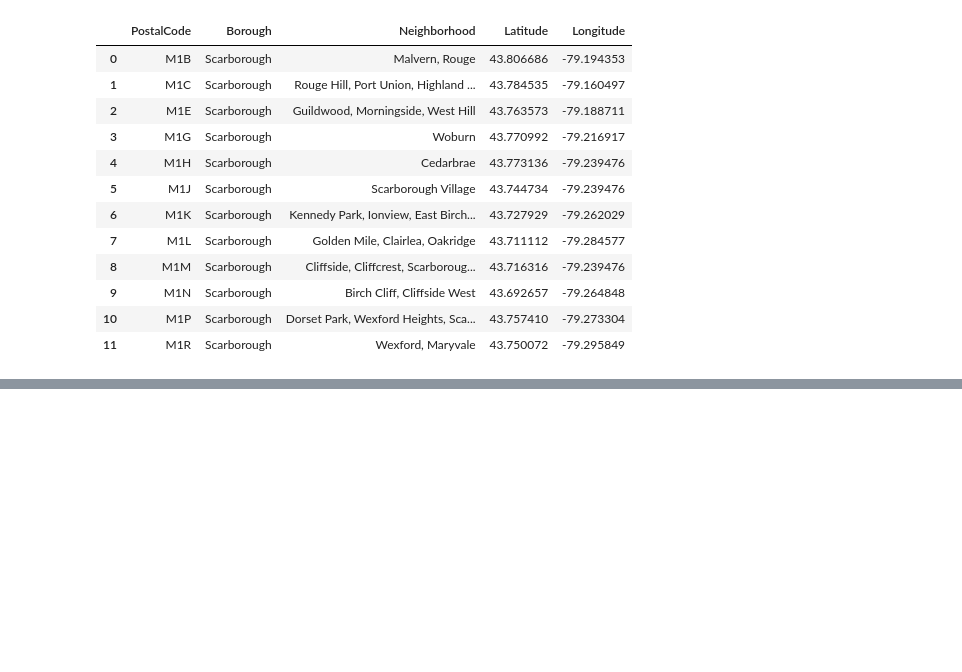
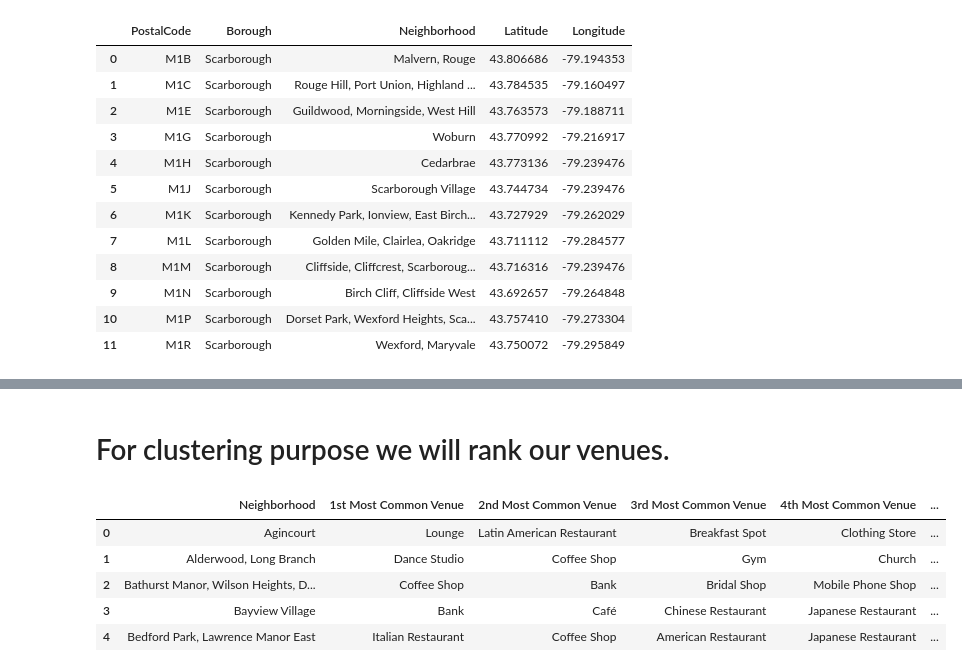
Before and after one commit to ben-kane/Data_Science, a Jupyter notebook: Coursera_Capstone_Project_Week3_Segmenting and Clu.ipynb, the cells around one changed output, grey strips where cells are left out. Cells and saved outputs as stored; diff of their text form; code cells hidden in the pictures; blank space fills up the shorter version.

```diff
--- a/Coursera_Capstone_Project_Week3_Segmenting and Clu.ipynb
+++ b/Coursera_Capstone_Project_Week3_Segmenting and Clu.ipynb
@@ -200,0 +386,30 @@ df_t.head(12)
+# %% [markdown]
+# For clustering purpose we will rank our venues.
+# %%
+num_top_venues = 10
+
+indicators = ['st', 'nd', 'rd']
+
+# create columns according to number of top venues
+columns = ['Neighborhood']
+for ind in np.arange(num_top_venues):
+    try:
+        columns.append('{}{} Most Common Venue'.format(ind+1, indicators[ind]))
+    except:
+        columns.append('{}th Most Common Venue'.format(ind+1))
+
+# create a new dataframe
+neighborhoods_venues_sorted = pd.DataFrame(columns=columns)
+neighborhoods_venues_sorted['Neighborhood'] = N_group['Neighborhood']
+
+for ind in np.arange(N_group.shape[0]):
+    neighborhoods_venues_sorted.iloc[ind, 1:] = return_most_common_venues(N_group.iloc[ind, :], num_top_venues)
+
+neighborhoods_venues_sorted.head()
+# %% [output]
+|  | Neighborhood | 1st Most Common Venue | 2nd Most Common Venue | 3rd Most Common Venue | 4th Most Common Venue | ... |
+| 0 | Agincourt | Lounge | Latin American Restaurant | Breakfast Spot | Clothing Store | ... |
+| 1 | Alderwood, Long Branch | Dance Studio | Coffee Shop | Gym | Church | ... |
+| 2 | Bathurst Manor, Wilson Heights, D... | Coffee Shop | Bank | Bridal Shop | Mobile Phone Shop | ... |
+| 3 | Bayview Village | Bank | Café | Chinese Restaurant | Japanese Restaurant | ... |
+| 4 | Bedford Park, Lawrence Manor East | Italian Restaurant | Coffee Shop | American Restaurant | Japanese Restaurant | ... |
```
Also changed, not shown: parts of 27 cells of this notebook.
